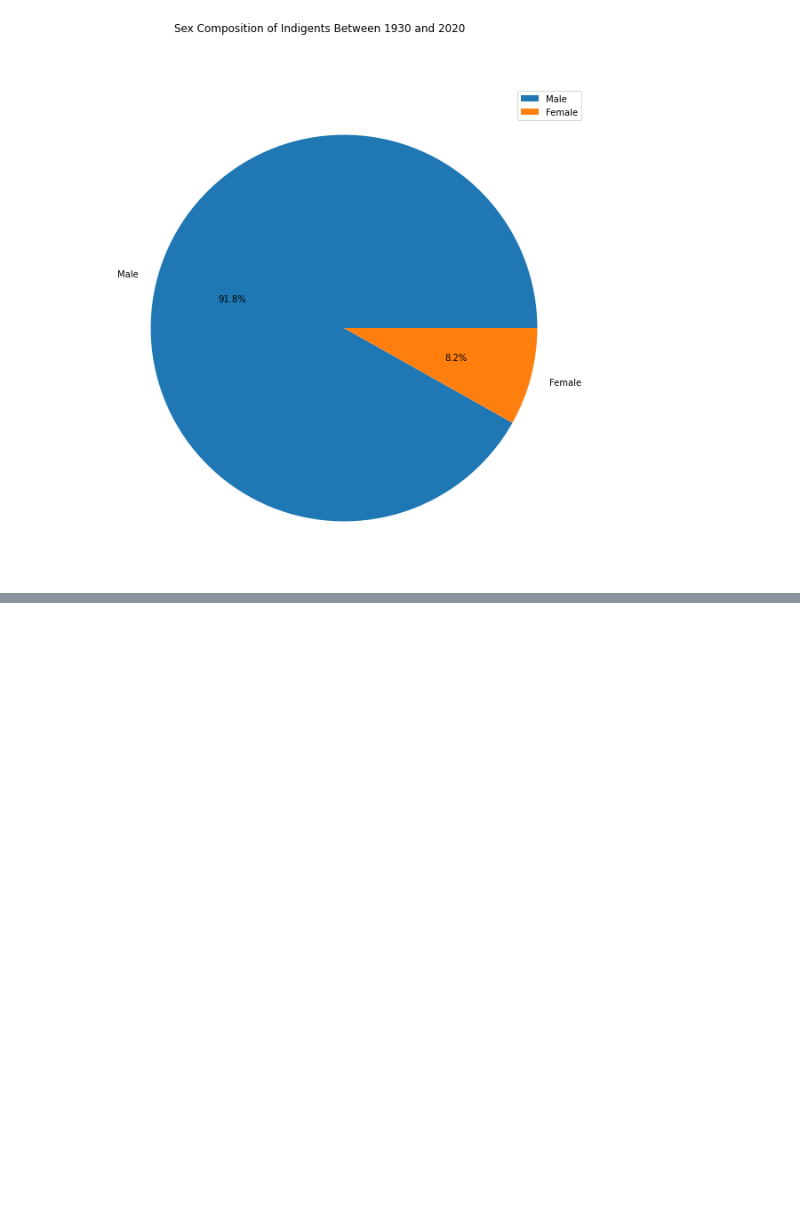
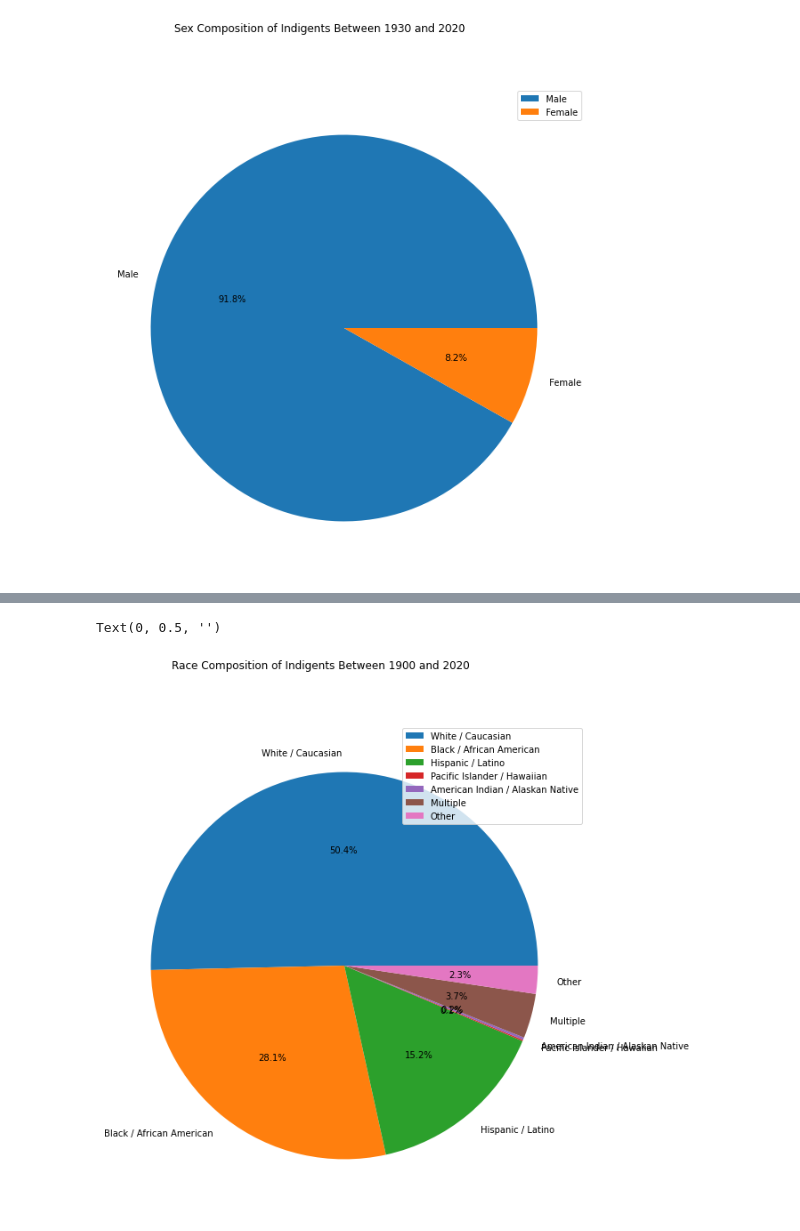
Before and after one commit to larakaracasu/Indigent-Burial-Analysis, a Jupyter notebook: merged-dataset/merged_dataset_analysis.ipynb, the cells around one changed output, grey strips where cells are left out. Cells and saved outputs as stored; diff of their text form; code cells hidden in the pictures; blank space fills up the shorter version.

```diff
--- a/merged-dataset/merged_dataset_analysis.ipynb
+++ b/merged-dataset/merged_dataset_analysis.ipynb
@@ -331,0 +383,5 @@ Text(0, 0.5, '')
+# %%
+# If we exclude the unknown ...
+race_df = pd.DataFrame.from_dict(race_group_dict, orient = 'index')
+race_df = race_df[:-2] # exclude Total Count and Unknown Count from dataframe
+race_df
@@ -331,0 +397,6 @@ Text(0, 0.5, '')
+# %%
+race_plot = race_df.plot.pie(subplots=True, figsize=(30, 10), title = "Race Composition of Indigents Between 1900 and 2020", autopct='%1.1f%%')
+pylab.ylabel('')
+# %% [output]
+Text(0, 0.5, '')
+[figure, added]
```
Also changed, not shown: parts of 4 cells of this notebook.
